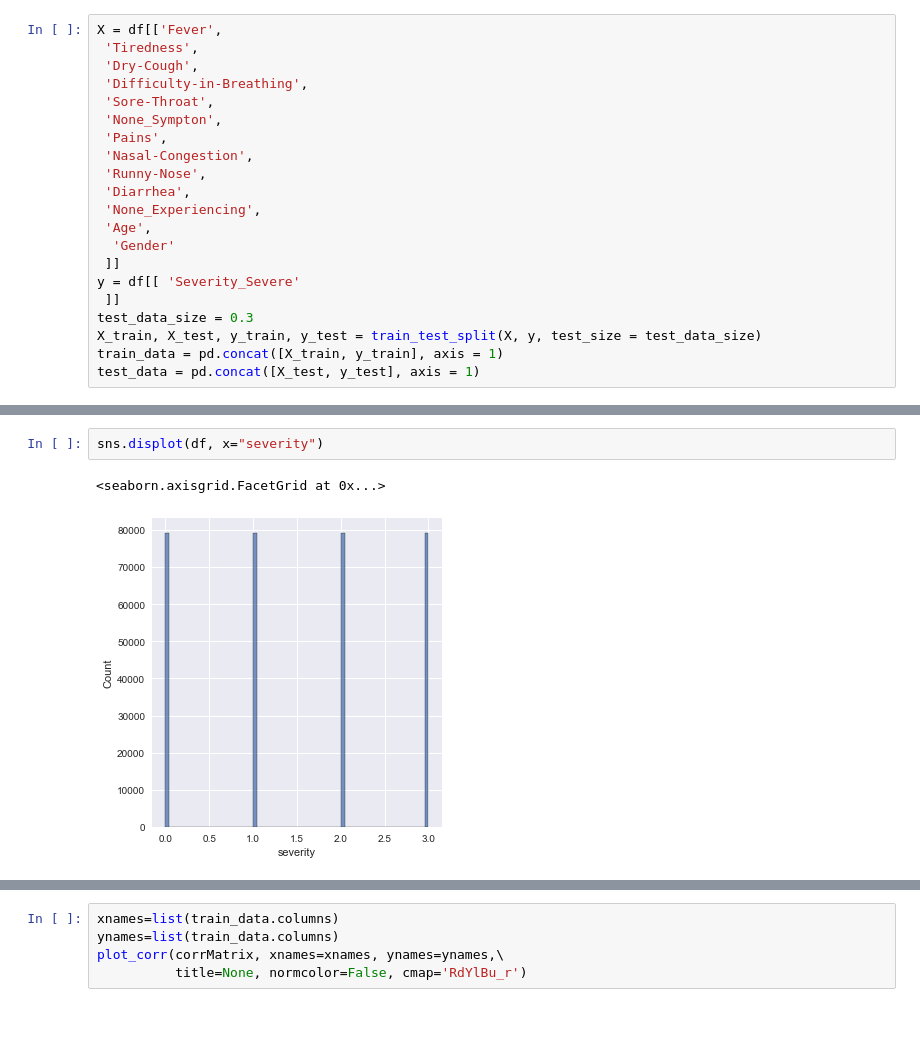
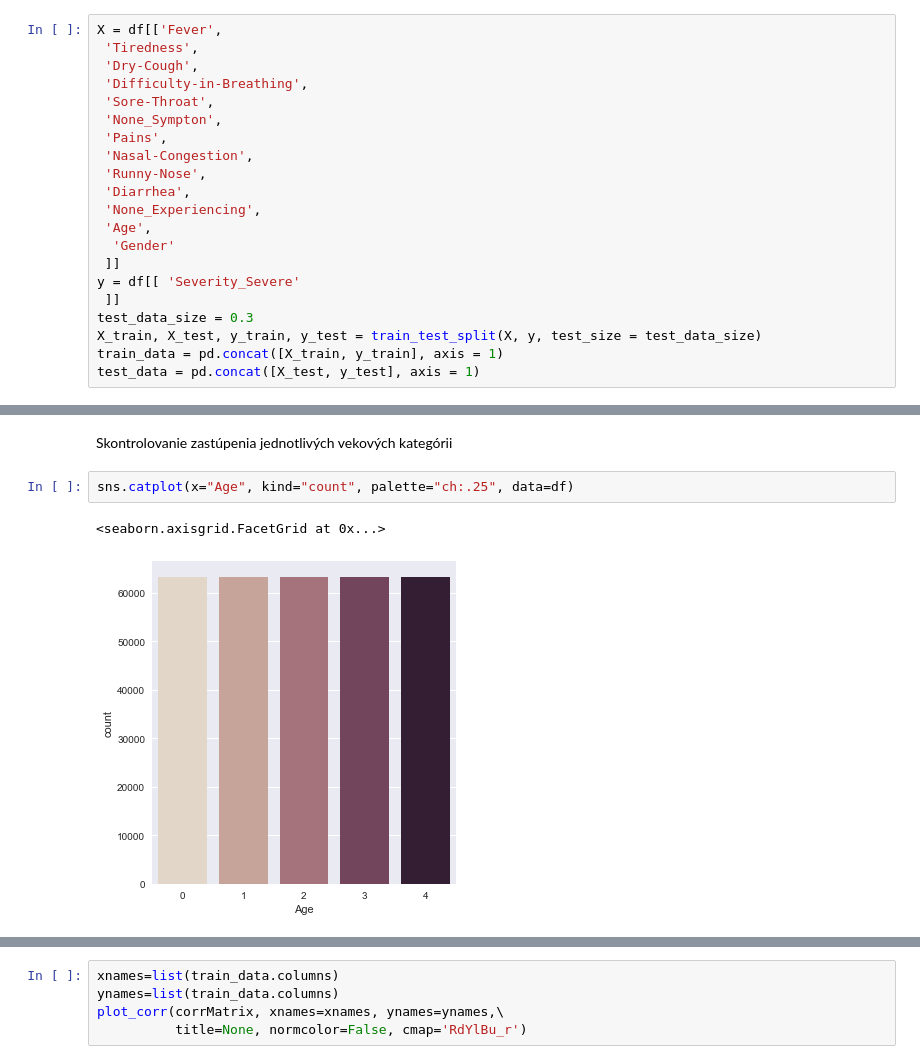
Before and after one commit to georgeob/Vlcak_NS2021, a Jupyter notebook: projekt.ipynb, the cells around one changed output, grey strips where cells are left out. Saved outputs shown, nothing was run; the diff lists cells and outputs as text; blank space fills up the shorter version.

```diff
--- a/projekt.ipynb
+++ b/projekt.ipynb
@@ -148,5 +186,7 @@ sns.displot(df, x="Age")
-# %%
-sns.displot(df, x="severity")
-# %% [output]
-<seaborn.axisgrid.FacetGrid at 0x...>
-[figure, removed]
+# %% [markdown]
+Skontrolovanie zastúpenia jednotlivých vekových kategórii
+# %%
+sns.catplot(x="Age", kind="count", palette="ch:.25", data=df)
+# %% [output]
+<seaborn.axisgrid.FacetGrid at 0x...>
+[figure, added]
```
Also changed, not shown: parts of 42 cells of this notebook.
